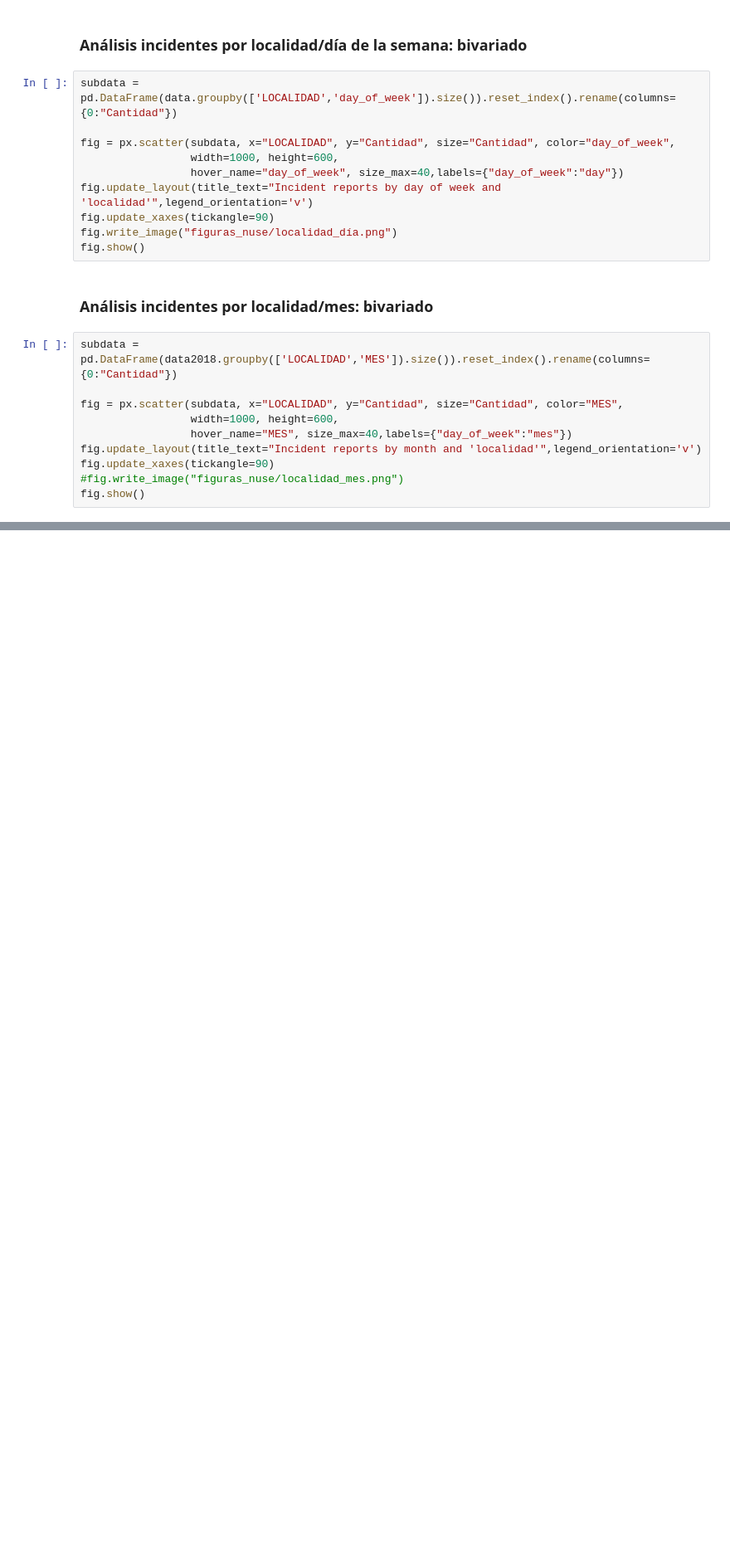
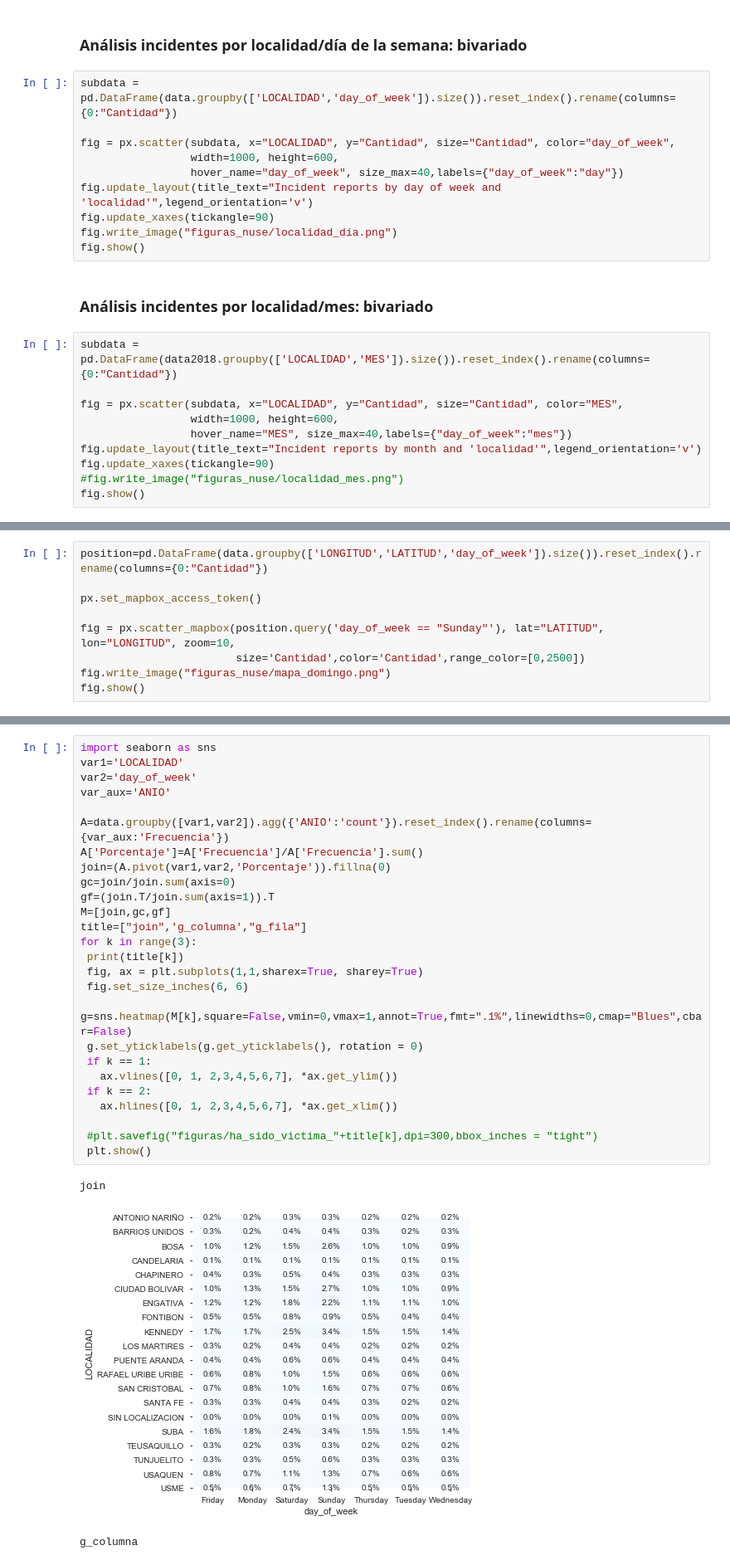
Before and after one commit to jrudascas/security_project, a Jupyter notebook: profiles/nuse_description.ipynb, the cells around one changed output, grey strips where cells are left out. Shown: that part at 83% size. Saved outputs shown, nothing was run; the diff lists cells and outputs as text; blank space fills up the shorter version.

Commit message:
create figures for univariate analysis slides

```diff
--- a/profiles/nuse_description.ipynb
+++ b/profiles/nuse_description.ipynb
@@ -601,0 +778,9 @@ fig.show()
+# %%
+position=pd.DataFrame(data.groupby(['LONGITUD','LATITUD','day_of_week']).size()).reset_index().rename(columns={0:"Cantidad"})
+
+px.set_mapbox_access_token()
+
+fig = px.scatter_mapbox(position.query('day_of_week == "Sunday"'), lat="LATITUD", lon="LONGITUD", zoom=10,
+                        size='Cantidad',color='Cantidad',range_color=[0,2500])
+fig.write_image("figuras_nuse/mapa_domingo.png")
+fig.show()
@@ -601,0 +789,30 @@ fig.show()
+# %%
+import seaborn as sns
+var1='LOCALIDAD'
+var2='day_of_week'
+var_aux='ANIO'
+
+A=data.groupby([var1,var2]).agg({'ANIO':'count'}).reset_index().rename(columns={var_aux:'Frecuencia'})
+A['Porcentaje']=A['Frecuencia']/A['Frecuencia'].sum()
+join=(A.pivot(var1,var2,'Porcentaje')).fillna(0)
+gc=join/join.sum(axis=0)
+gf=(join.T/join.sum(axis=1)).T
+M=[join,gc,gf]
+title=["join",'g_columna',"g_fila"]
+for k in range(3):
+ print(title[k])
+ fig, ax = plt.subplots(1,1,sharex=True, sharey=True)
+ fig.set_size_inches(6, 6)
+ g=sns.heatmap(M[k],square=False,vmin=0,vmax=1,annot=True,fmt=".1%",linewidths=0,cmap="Blues",cbar=False)
+ g.set_yticklabels(g.get_yticklabels(), rotation = 0)
+ if k == 1:
+   ax.vlines([0, 1, 2,3,4,5,6,7], *ax.get_ylim())
+ if k == 2:
+   ax.hlines([0, 1, 2,3,4,5,6,7], *ax.get_xlim())
+
+ #plt.savefig("figuras/ha_sido_victima_"+title[k],dpi=300,bbox_inches = "tight")
+ plt.show()
+# %% [output]
+join
+[figure, added]
+g_columna
```
Also changed, not shown: parts of 27 cells of this notebook.
